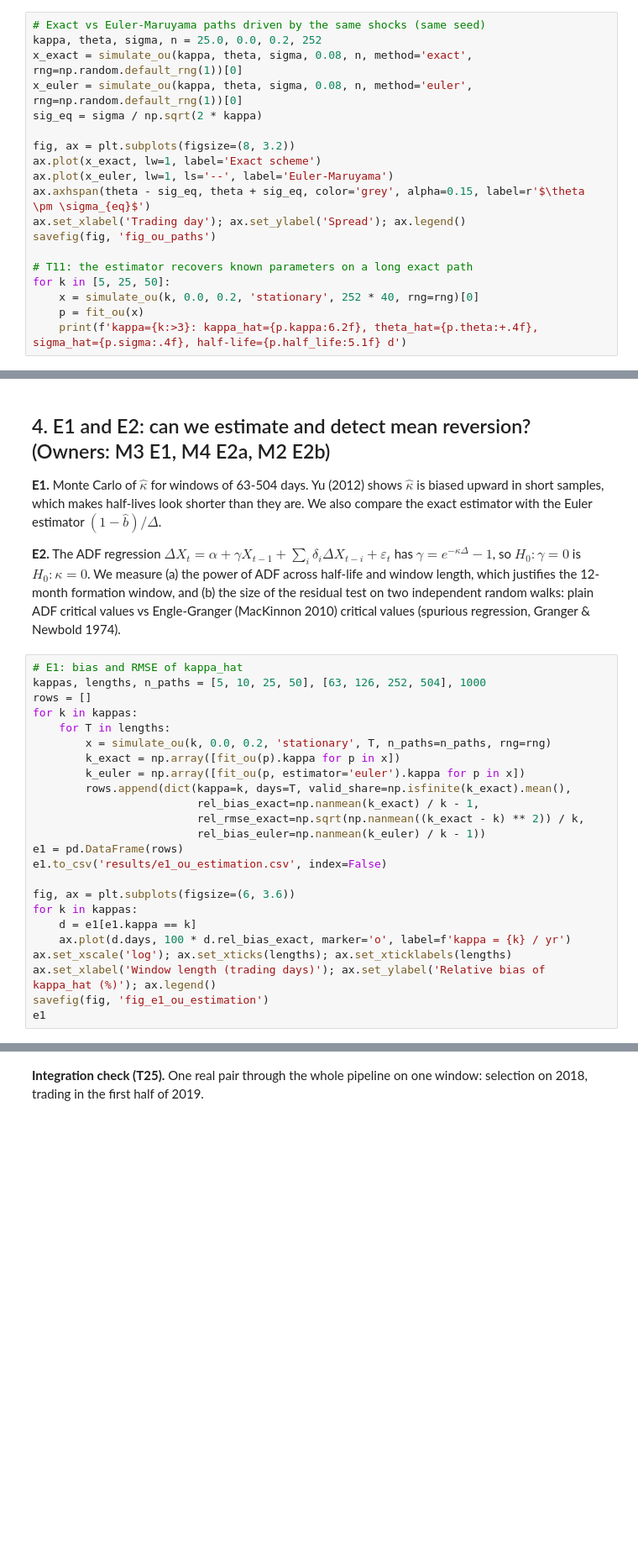
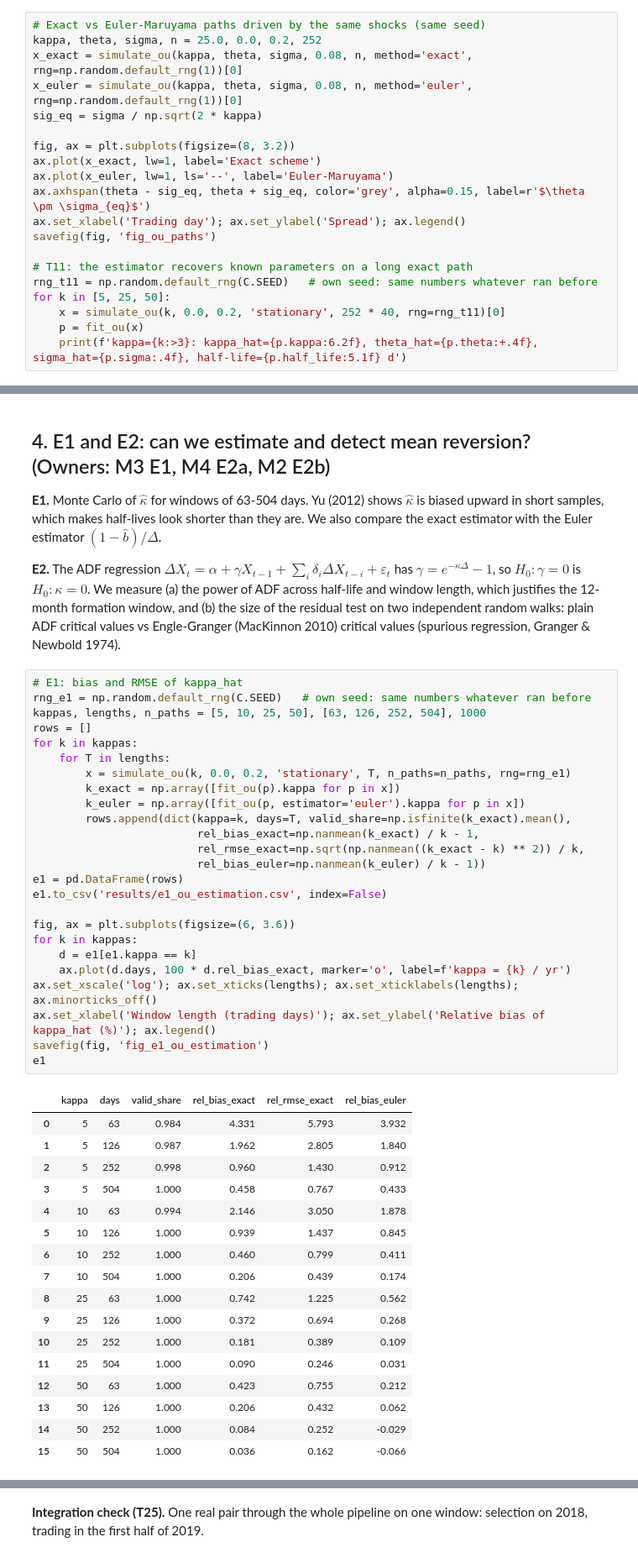
Before and after one commit to VvS-2403/Pairs-Trading, a Jupyter notebook: notebook.ipynb, the cells around one changed output, grey strips where cells are left out. Shown at 84% size. Cells and saved outputs as stored; diff of their text form; blank space fills up the shorter version.

```diff
--- a/notebook.ipynb
+++ b/notebook.ipynb
@@ -103,7 +113,8 @@ ax.set_xlabel('Trading day'); ax.set_ylabel('Spread'); ax.legend()
 savefig(fig, 'fig_ou_paths')
 
 # T11: the estimator recovers known parameters on a long exact path
+rng_t11 = np.random.default_rng(C.SEED)   # own seed: same numbers whatever ran before
 for k in [5, 25, 50]:
-    x = simulate_ou(k, 0.0, 0.2, 'stationary', 252 * 40, rng=rng)[0]
+    x = simulate_ou(k, 0.0, 0.2, 'stationary', 252 * 40, rng=rng_t11)[0]
     p = fit_ou(x)
     print(f'kappa={k:>3}: kappa_hat={p.kappa:6.2f}, theta_hat={p.theta:+.4f}, sigma_hat={p.sigma:.4f}, half-life={p.half_life:5.1f} d')
@@ -114,28 +129,47 @@ for k in [5, 25, 50]:
 **E2.** The ADF regression $\Delta X_t = \alpha + \gamma X_{t-1} + \sum_i\delta_i\Delta X_{t-i} + \varepsilon_t$ has $\gamma = e^{-\kappa\Delta}-1$, so $H_0:\gamma=0$ is $H_0:\kappa=0$. We measure (a) the power of ADF across half-life and window length, which justifies the 12-month formation window, and (b) the size of the residual test on two independent random walks: plain ADF critical values vs Engle-Granger (MacKinnon 2010) critical values (spurious regression, Granger & Newbold 1974).
 # %%
 # E1: bias and RMSE of kappa_hat
+rng_e1 = np.random.default_rng(C.SEED)   # own seed: same numbers whatever ran before
 kappas, lengths, n_paths = [5, 10, 25, 50], [63, 126, 252, 504], 1000
 rows = []
 for k in kappas:
     for T in lengths:
-        x = simulate_ou(k, 0.0, 0.2, 'stationary', T, n_paths=n_paths, rng=rng)
+        x = simulate_ou(k, 0.0, 0.2, 'stationary', T, n_paths=n_paths, rng=rng_e1)
         k_exact = np.array([fit_ou(p).kappa for p in x])
         k_euler = np.array([fit_ou(p, estimator='euler').kappa for p in x])
         rows.append(dict(kappa=k, days=T, valid_share=np.isfinite(k_exact).mean(),
                          rel_bias_exact=np.nanmean(k_exact) / k - 1,
                          rel_rmse_exact=np.sqrt(np.nanmean((k_exact - k) ** 2)) / k,
                          rel_bias_euler=np.nanmean(k_euler) / k - 1))
 e1 = pd.DataFrame(rows)
 e1.to_csv('results/e1_ou_estimation.csv', index=False)
 
 fig, ax = plt.subplots(figsize=(6, 3.6))
 for k in kappas:
     d = e1[e1.kappa == k]
     ax.plot(d.days, 100 * d.rel_bias_exact, marker='o', label=f'kappa = {k} / yr')
-ax.set_xscale('log'); ax.set_xticks(lengths); ax.set_xticklabels(lengths)
+ax.set_xscale('log'); ax.set_xticks(lengths); ax.set_xticklabels(lengths); ax.minorticks_off()
 ax.set_xlabel('Window length (trading days)'); ax.set_ylabel('Relative bias of kappa_hat (%)'); ax.legend()
 savefig(fig, 'fig_e1_ou_estimation')
 e1
+# %% [output]
+|  | kappa | days | valid_share | rel_bias_exact | rel_rmse_exact | rel_bias_euler |
+| 0 | 5 | 63 | 0.984 | 4.331 | 5.793 | 3.932 |
+| 1 | 5 | 126 | 0.987 | 1.962 | 2.805 | 1.840 |
+| 2 | 5 | 252 | 0.998 | 0.960 | 1.430 | 0.912 |
+| 3 | 5 | 504 | 1.000 | 0.458 | 0.767 | 0.433 |
+| 4 | 10 | 63 | 0.994 | 2.146 | 3.050 | 1.878 |
+| 5 | 10 | 126 | 1.000 | 0.939 | 1.437 | 0.845 |
+| 6 | 10 | 252 | 1.000 | 0.460 | 0.799 | 0.411 |
+| 7 | 10 | 504 | 1.000 | 0.206 | 0.439 | 0.174 |
+| 8 | 25 | 63 | 1.000 | 0.742 | 1.225 | 0.562 |
+| 9 | 25 | 126 | 1.000 | 0.372 | 0.694 | 0.268 |
+| 10 | 25 | 252 | 1.000 | 0.181 | 0.389 | 0.109 |
+| 11 | 25 | 504 | 1.000 | 0.090 | 0.246 | 0.031 |
+| 12 | 50 | 63 | 1.000 | 0.423 | 0.755 | 0.212 |
+| 13 | 50 | 126 | 1.000 | 0.206 | 0.432 | 0.062 |
+| 14 | 50 | 252 | 1.000 | 0.084 | 0.252 | -0.029 |
+| 15 | 50 | 504 | 1.000 | 0.036 | 0.162 | -0.066 |
 # %%
 # E2a: ADF power over half-life x window length (rejection rate at 5%)
 half_lives, lengths, reps = [5, 10, 20, 40, 80], [63, 126, 252, 504], 300
```
Also changed, not shown: parts of 20 cells of this notebook, 20 other files.
